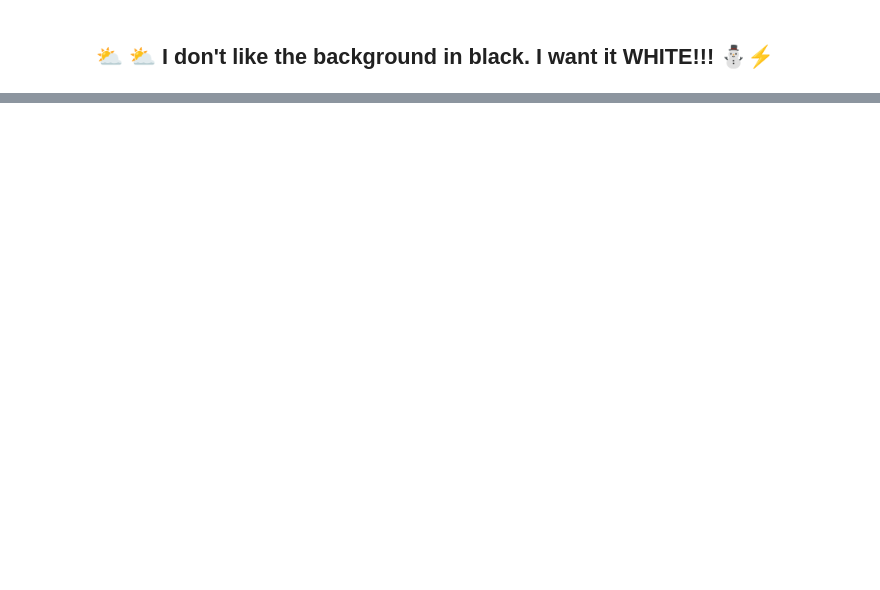
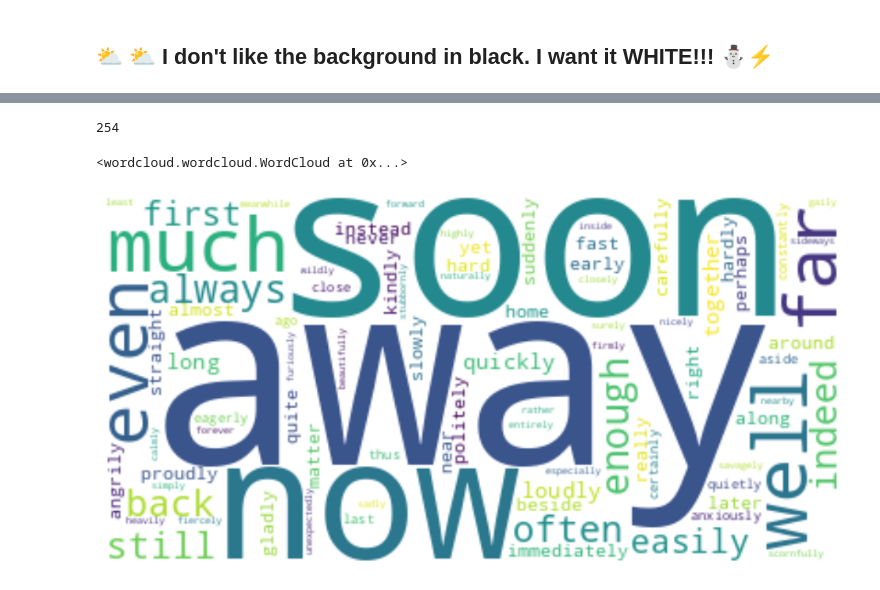
Before and after one commit to ms624atyale/Python_Basics, a Jupyter notebook: WordCloud_ModifiedfromMK316.ipynb, the cells around one changed output, grey strips where cells are left out. Drawn from its saved outputs; the diff is of its cells as text; code cells hidden in the pictures; blank space fills up the shorter version.

```diff
--- a/WordCloud_ModifiedfromMK316.ipynb
+++ b/WordCloud_ModifiedfromMK316.ipynb
@@ -421,0 +501,29 @@ wordcloud.to_file('wordcloud_title.png')
+# %%
+#@markdown 📌 Wordcloud by POS:
+
+pos = "ADV" #@param = ["VERB","NOUN","ADJ","ADV"]
+df1 = df[df["POS"] == pos]; print(len(df1))
+
+# as list
+freq1 = list(df1["Freq"])
+txt1 = list(df1["Word"])
+
+# Repeat words by Freq
+import numpy as np
+# x = np.array(txt1)
+y = np.repeat(txt1, freq1, axis=0)
+spltxt = list(y)
+
+wordcloud = WordCloud(stopwords=stopwords,relative_scaling = 0.2, random_state=3, collocations = False,
+                      max_words=2000, background_color='white').generate(' '.join(spltxt))
+plt.figure(figsize=(12,12))
+plt.imshow(wordcloud, interpolation="bilinear")
+plt.axis("off")
+#plt.show()
+#plt.savefig('wordcloud_title.png')
+wordcloud.to_file('wordcloud_title.png')
+# wordcloud.to_file('docs/png/wordcloud_title.png')
+# %% [output]
+254
+<wordcloud.wordcloud.WordCloud at 0x...>
+[figure, added]
```
Also changed, not shown: parts of 22 cells of this notebook.
